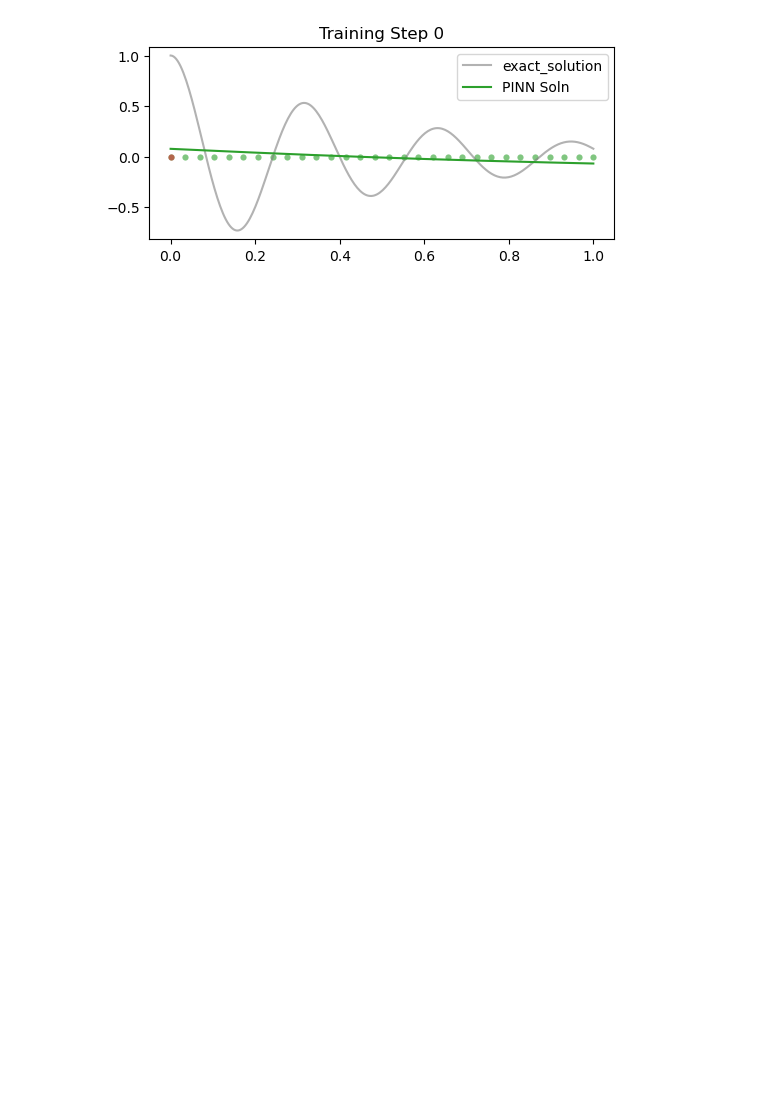
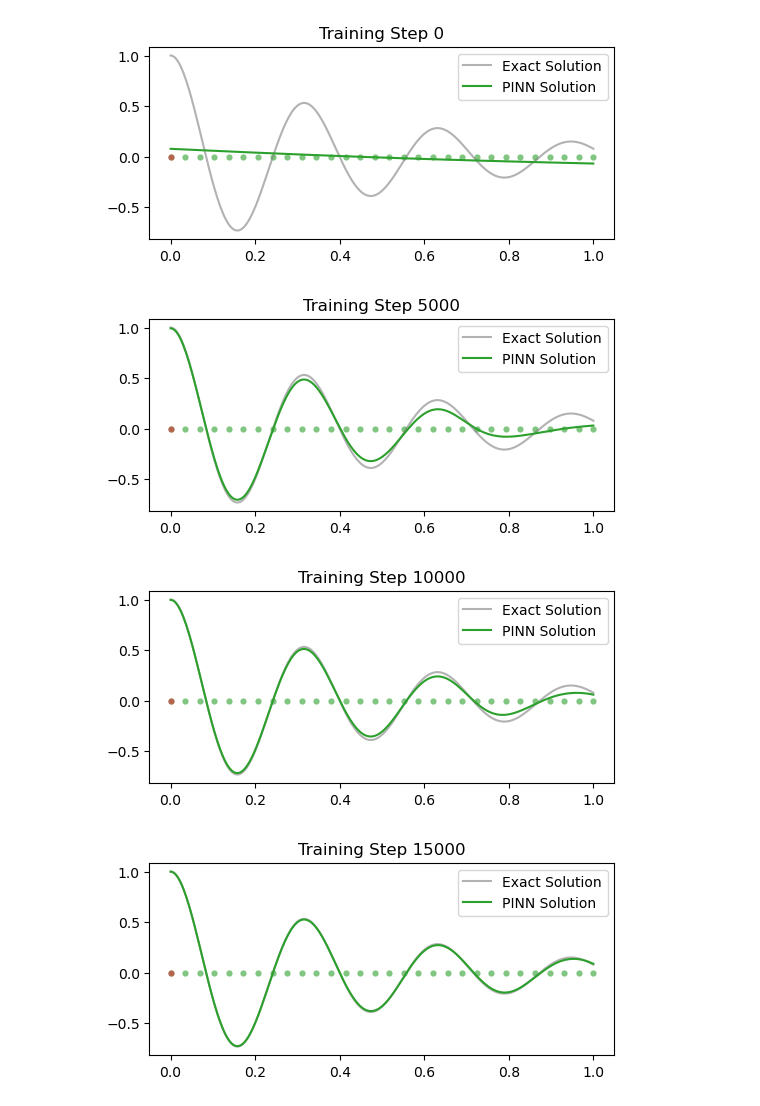
Before and after one commit to CRESCENTNINJA/PINN_1, a Jupyter notebook: MyFirstPINN.ipynb, the cells around one changed output. Cells and saved outputs as stored; diff of their text form; code cells hidden in the pictures; blank space fills up the shorter version.

```diff
--- a/MyFirstPINN.ipynb
+++ b/MyFirstPINN.ipynb
@@ -6,7 +6,7 @@ import matplotlib.pyplot as plt
 
 # Define the exact solution analytically for the given problem
 def exact_solution(d, w0, t):
-    assert d < w0
+    assert d < w0, "damping factor must be less than the natural frequency"
     w = np.sqrt(w0**2 - d**2)
     phi = np.arctan(-d / w)
     A = 1 / (2 * np.cos(phi))
@@ -15,6 +15,7 @@ def exact_solution(d, w0, t):
     u = exp * 2 * A * cos
     return u
 
+# Fully Connected Neural Network
 class FCN(nn.Module):
     def __init__(self, N_INPUT, N_OUTPUT, N_HIDDEN, N_LAYERS):
         super(FCN, self).__init__()
@@ -37,30 +38,30 @@ class FCN(nn.Module):
         x = self.fce(x)
         return x
 
+# Parameters
 torch.manual_seed(123)
+d, w0 = 2, 20
+mu_true, k = 2 * d, w0 ** 2
+lambda1, lambda2 = 1e-1, 1e-4
 
+# Instantiate the model
 pinn = FCN(1, 1, 32, 3)
 
-# Define boundary points, for the boundary loss
+# Boundary and physics points
 t_boundary = torch.tensor([[0.]], requires_grad=True)
-
-# Define training points over the entire domain, for the physics loss
 t_physics = torch.linspace(0, 1, 30).view(-1, 1).requires_grad_(True)
-
-# Training the PINN
-d, w0 = 2, 20
-mu, k = 2 * d, w0 ** 2
 t_test = torch.linspace(0, 1, 300).view(-1, 1)
 u_exact = exact_solution(d, w0, t_test)
+
+# Optimizer
 optimiser = torch.optim.Adam(pinn.parameters(), lr=1e-3)
 
-lambda1, lambda2 = 1e-1, 1e-4
-
+# Training Loop
 for i in range(15001):
     optimiser.zero_grad()
 
     # Compute boundary loss
-    u_boundary = pinn(t_boundary)  # (1,1)
+    u_boundary = pinn(t_boundary)
     loss1 = (torch.squeeze(u_boundary) - 1) ** 2
 
     dudt_boundary = torch.autograd.grad(u_boundary, t_boundary, torch.ones_like(u_boundary), create_graph=True)[0]
@@ -70,7 +71,7 @@ for i in range(15001):
     u_physics = pinn(t_physics)
     dudt_physics = torch.autograd.grad(u_physics, t_physics, torch.ones_like(u_physics), create_graph=True)[0]
     d2udt2_physics = torch.autograd.grad(dudt_physics, t_physics, torch.ones_like(dudt_physics), create_graph=True)[0]
-    loss3 = torch.mean((d2udt2_physics + mu * dudt_physics + k * u_physics) ** 2)
+    loss3 = torch.mean((d2udt2_physics + mu_true * dudt_physics + k * u_physics) ** 2)
 
     # Combined loss
     loss = loss1 + lambda1 * loss2 + lambda2 * loss3
@@ -78,78 +79,72 @@ for i in range(15001):
     optimiser.step()
 
     if i % 5000 == 0:
-        u = pinn(t_test).detach()
+        u_pred = pinn(t_test).detach()
         plt.figure(figsize=(6, 2.5))
         plt.scatter(t_physics.detach()[:,0], torch.zeros_like(t_physics)[:,0], s=20, lw=0, color="tab:green", alpha=0.6)
         plt.scatter(t_boundary.detach()[:,0], torch.zeros_like(t_boundary)[:,0], s=20, lw=0, color="tab:red", alpha=0.6)
-        plt.plot(t_test[:,0], u_exact[:,0], label="exact_solution", color="tab:gray", alpha=0.6)
-        plt.plot(t_test[:,0], u[:,0], label="PINN Soln", color="tab:green")
+        plt.plot(t_test[:,0], u_exact[:,0], label="Exact Solution", color="tab:gray", alpha=0.6)
+        plt.plot(t_test[:,0], u_pred[:,0], label="PINN Solution", color="tab:green")
         plt.title(f"Training Step {i}")
         plt.legend()
         plt.show()
 
-# Create noisy data
-t_obs = torch.rand(40).view(-1,1)
+# Noisy Data Generation
+torch.manual_seed(123)
+t_obs = torch.rand(40).view(-1, 1)
 u_obs = exact_solution(d, w0, t_obs) + 0.04 * torch.randn_like(t_obs)
 
 plt.figure()
-plt.title("Noisy observational Data")
+plt.title("Noisy Observational Data")
 plt.scatter(t_obs[:, 0], u_obs[:, 0])
-t_test, u_exact = torch.linspace(0, 1, 300).view(-1, 1), exact_solution(d, w0, t_test)
 plt.plot(t_test[:,0], u_exact[:,0], label="Exact", color="tab:grey", alpha=0.6)
+plt.legend()
 plt.show()
 
+# Retrain with learnable mu
 torch.manual_seed(123)
 pinn = FCN(1, 1, 32, 3)
-
-t_physics = torch.linspace(0, 1, 30).view(-1, 1).requires_grad_(True)
-
-d, w0 = 2, 20
-_, k = 2 * d, w0 ** 2
-
-# Treat mu as a learnable parameter
 mu = torch.nn.Parameter(torch.zeros(1, requires_grad=True))
-
-# Add mu to the optimizer
 optimiser = torch.optim.Adam(list(pinn.parameters()) + [mu], lr=1e-3)
 mus = []
 
 for i in range(15001):
     optimiser.zero_grad()
 
     # Physics loss
     u_physics = pinn(t_physics)
     dudt_physics = torch.autograd.grad(u_physics, t_physics, torch.ones_like(u_physics), create_graph=True)[0]
     d2udt2_physics = torch.autograd.grad(dudt_physics, t_physics, torch.ones_like(dudt_physics), create_graph=True)[0]
     loss3 = torch.mean((d2udt2_physics + mu * dudt_physics + k * u_physics) ** 2)
 
     # Data loss
-    u = pinn(t_obs)
-    loss2 = torch.mean((u - u_obs) ** 2)
+    u_obs_pred = pinn(t_obs)
+    loss2 = torch.mean((u_obs_pred - u_obs) ** 2)
 
     # Combined loss
     loss = loss3 + lambda1 * loss2
     loss.backward()
     optimiser.step()
     mus.append(mu.item())
 
     if i % 5000 == 0:
-        u = pinn(t_test).detach()
+        u_pred = pinn(t_test).detach()
         plt.figure(figsize=(6, 2.5))
-        plt.scatter(t_physics.detach()[:,0], torch.zeros_like(t_physics)[:,0], s=20, lw=0, color="tab:green", alpha=0.6)
-        plt.scatter(t_boundary.detach()[:,0], torch.zeros_like(t_boundary)[:,0], s=20, lw=0, color="tab:red", alpha=0.6)
-        plt.plot(t_test[:,0], u_exact[:,0], label="exact_solution", color="tab:gray", alpha=0.6)
-        plt.plot(t_test[:,0], u[:,0], label="PINN Soln", color="tab:green")
+        plt.plot(t_test[:,0], u_exact[:,0], label="Exact Solution", color="tab:gray", alpha=0.6)
+        plt.plot(t_test[:,0], u_pred[:,0], label="PINN Solution", color="tab:green")
         plt.title(f"Training Step {i}")
         plt.legend()
         plt.show()
 
 plt.figure()
 plt.title("$\mu$")
-plt.plot(mus, label="PINN estimate")
-plt.hlines(2 * d, 0, len(mus), label="True value", color="tab:green")
+plt.plot(mus, label="Estimated $\mu$")
+plt.hlines(2 * d, 0, len(mus), label="True $\mu$", color="tab:green")
 plt.legend()
 plt.xlabel("Training step")
 plt.show()
 # %% [output]
-[figure, old version]
+[figure, new version]
+[figure, added]
+[figure, added]
+[figure, added]
```
Also changed, not shown: parts of 1 cell of this notebook.
